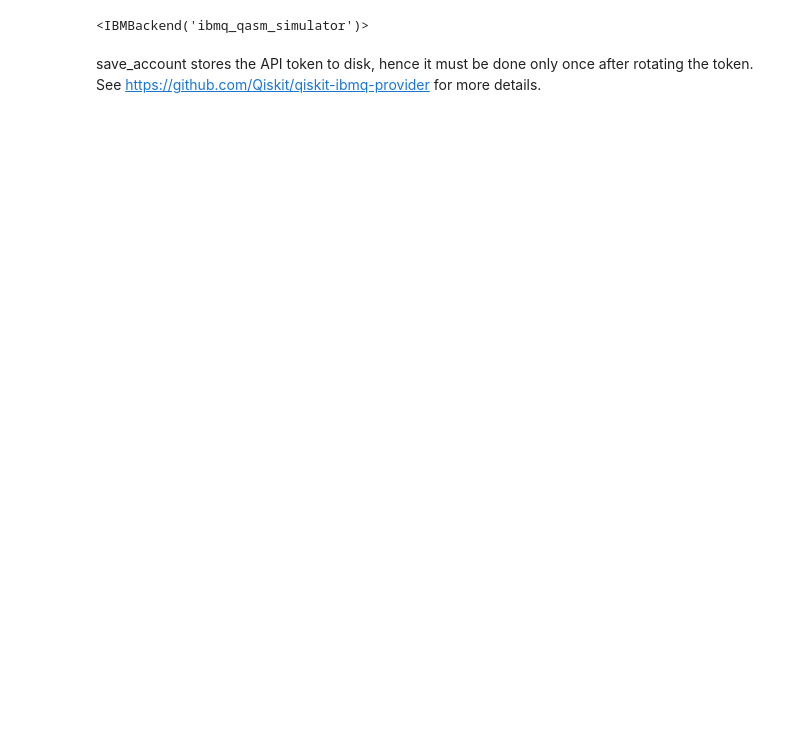
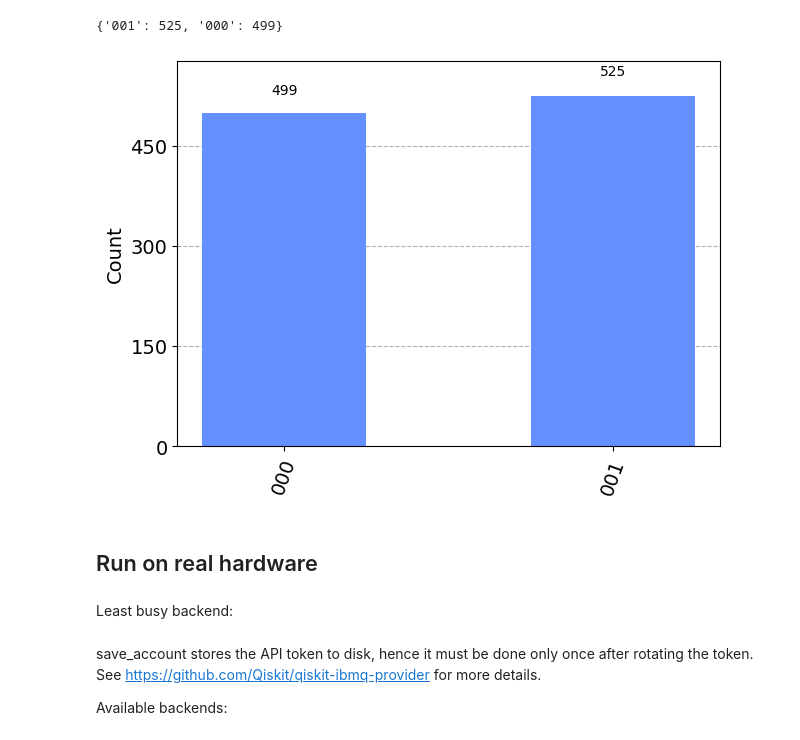
Before and after one commit to arthurhobspice/quantum-computing, a Jupyter notebook: qiskit-ibm-runtime.ipynb, the cells around one changed output. Cells and saved outputs as stored; diff of their text form; code cells hidden in the pictures; blank space fills up the shorter version.

Commit message:
feat: add shor.ipynb and update barcamp.ipynb and qiskit-ibm-runtime.ipynb in preparation of barcamp

```diff
--- a/qiskit-ibm-runtime.ipynb
+++ b/qiskit-ibm-runtime.ipynb
@@ -1,9 +5,8 @@
 # %%
-from qiskit_ibm_runtime import QiskitRuntimeService, Sampler
 from qiskit import QuantumCircuit
 
 qc = QuantumCircuit(3, 3)
-qc.h([0,1,2])
+qc.h(0)
 
 qc.measure([0,1,2], [0,1,2])
 qc.draw()
@@ -20,9 +29,24 @@ c: 3/══════╩══╩══╩═
+# %%
+from qiskit.providers.aer import AerSimulator
+sim = AerSimulator()  # make new simulator object
+job = sim.run(qc)      # run the experiment
+result = job.result()  # get the results
+result.get_counts()    # interpret the results as a "counts" dictionary
+# %% [output]
+{'001': 525, '000': 499}
+# %%
+from qiskit.visualization import plot_histogram
+plot_histogram(result.get_counts())
+# %% [output]
+[figure, added]
+# %% [markdown]
+## Run on real hardware
 # %%
 # Get the API token in https://quantum-computing.ibm.com/
 #QiskitRuntimeService.save_account(channel="ibm_quantum", token="TOKEN")
 
+from qiskit_ibm_runtime import QiskitRuntimeService, Sampler, Options
+
 service = QiskitRuntimeService()
-backend = service.least_busy()
-print (backend)
-# %% [output]
-<IBMBackend('ibmq_qasm_simulator')>
+# %% [markdown]
+Least busy backend:
@@ -29,2 +59,4 @@ print (backend)
 # %% [markdown]
 save_account stores the API token to disk, hence it must be done only once after rotating the token. See https://github.com/Qiskit/qiskit-ibmq-provider for more details.
+
+Available backends:
```
Also changed, not shown: parts of 11 cells of this notebook, 4 other files.
